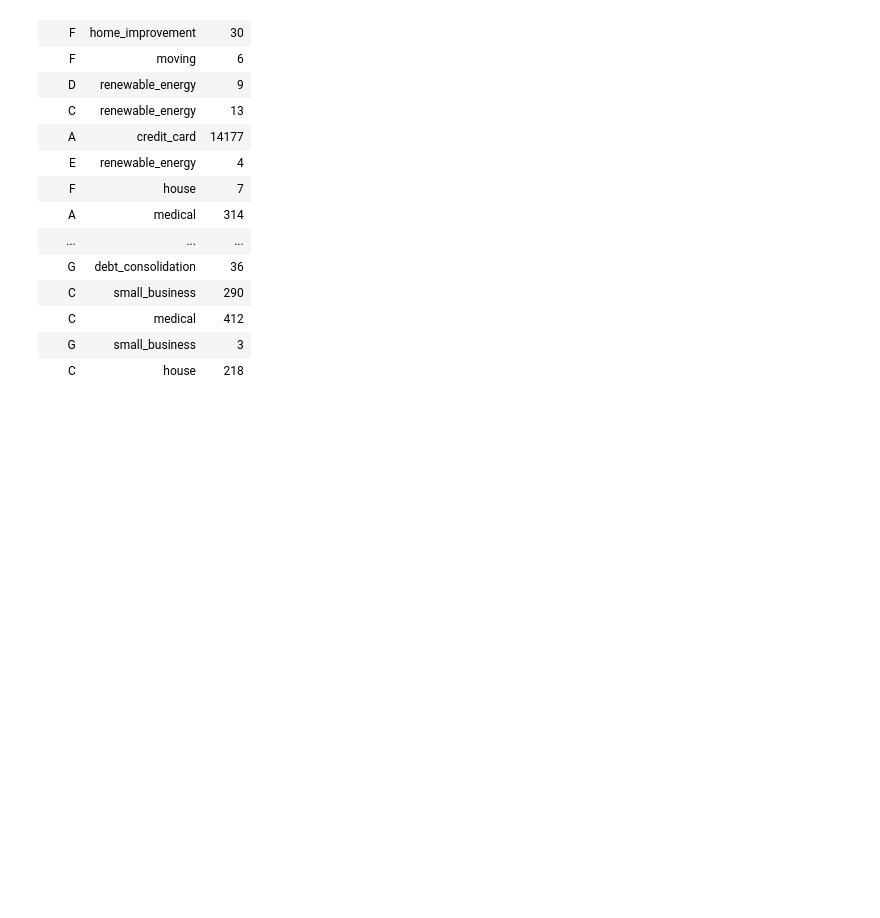
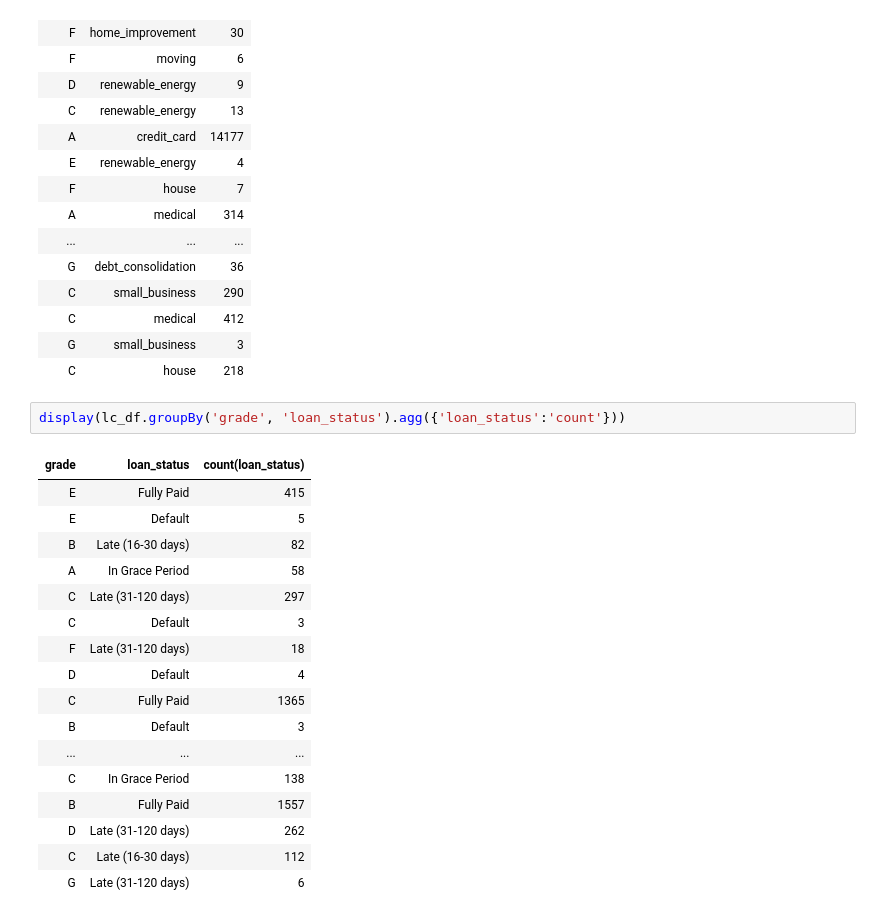
Before and after one commit to nortonlyr/spark_machine_learning_exercise_telco, a Jupyter notebook: LendingClubData/LendingClubEDA.ipynb, the cells around one changed output. Saved outputs shown, nothing was run; the diff lists cells and outputs as text; blank space fills up the shorter version.

```diff
--- a/LendingClubData/LendingClubEDA.ipynb
+++ b/LendingClubData/LendingClubEDA.ipynb
@@ -435,3 +435,23 @@ GROUP BY grade, purpose
 | C | medical | 412 |
 | G | small_business | 3 |
 | C | house | 218 |
+# %%
+display(lc_df.groupBy('grade', 'loan_status').agg({'loan_status':'count'}))
+# %% [output]
+| grade | loan_status | count(loan_status) |
+| E | Fully Paid | 415 |
+| E | Default | 5 |
+| B | Late (16-30 days) | 82 |
+| A | In Grace Period | 58 |
+| C | Late (31-120 days) | 297 |
+| C | Default | 3 |
+| F | Late (31-120 days) | 18 |
+| D | Default | 4 |
+| C | Fully Paid | 1365 |
+| B | Default | 3 |
+| ... | ... | ... |
+| C | In Grace Period | 138 |
+| B | Fully Paid | 1557 |
+| D | Late (31-120 days) | 262 |
+| C | Late (16-30 days) | 112 |
+| G | Late (31-120 days) | 6 |
```
Also changed, not shown: parts of 7 cells of this notebook, 1 other file.
